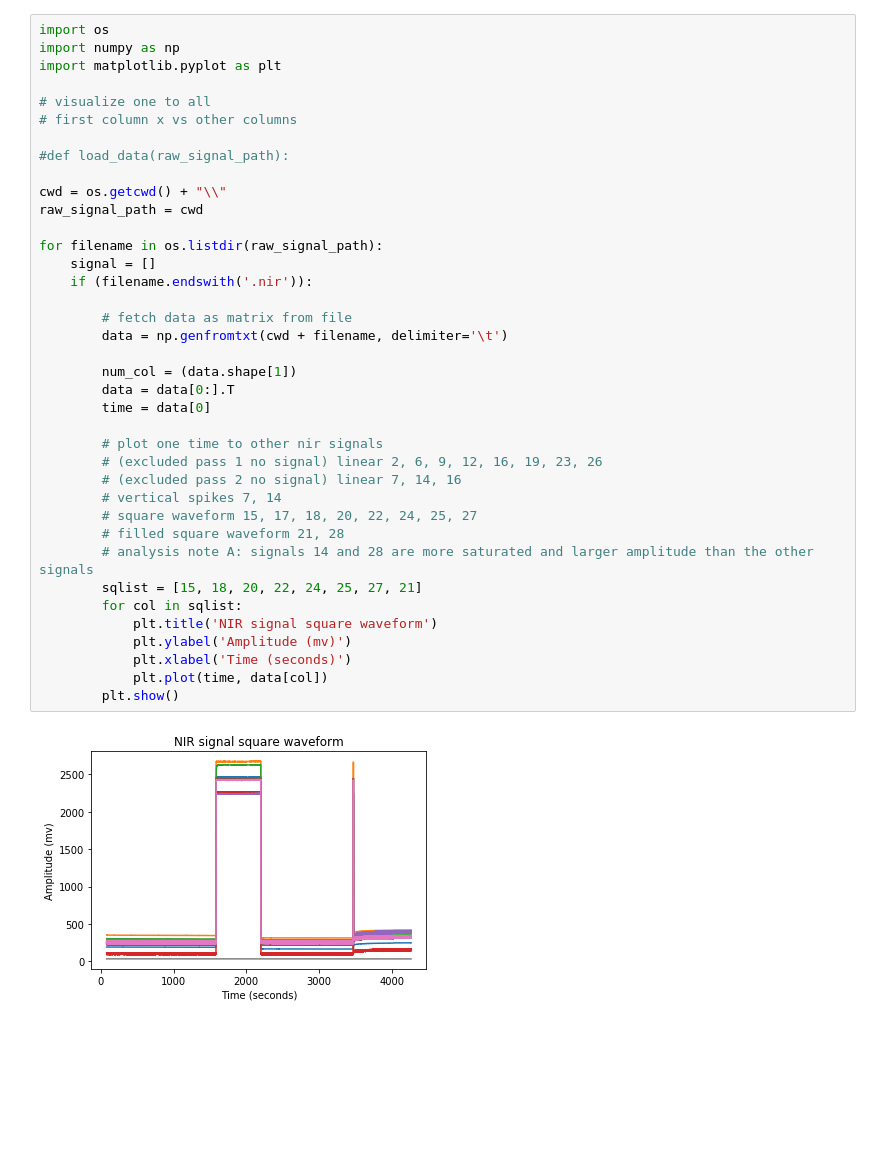
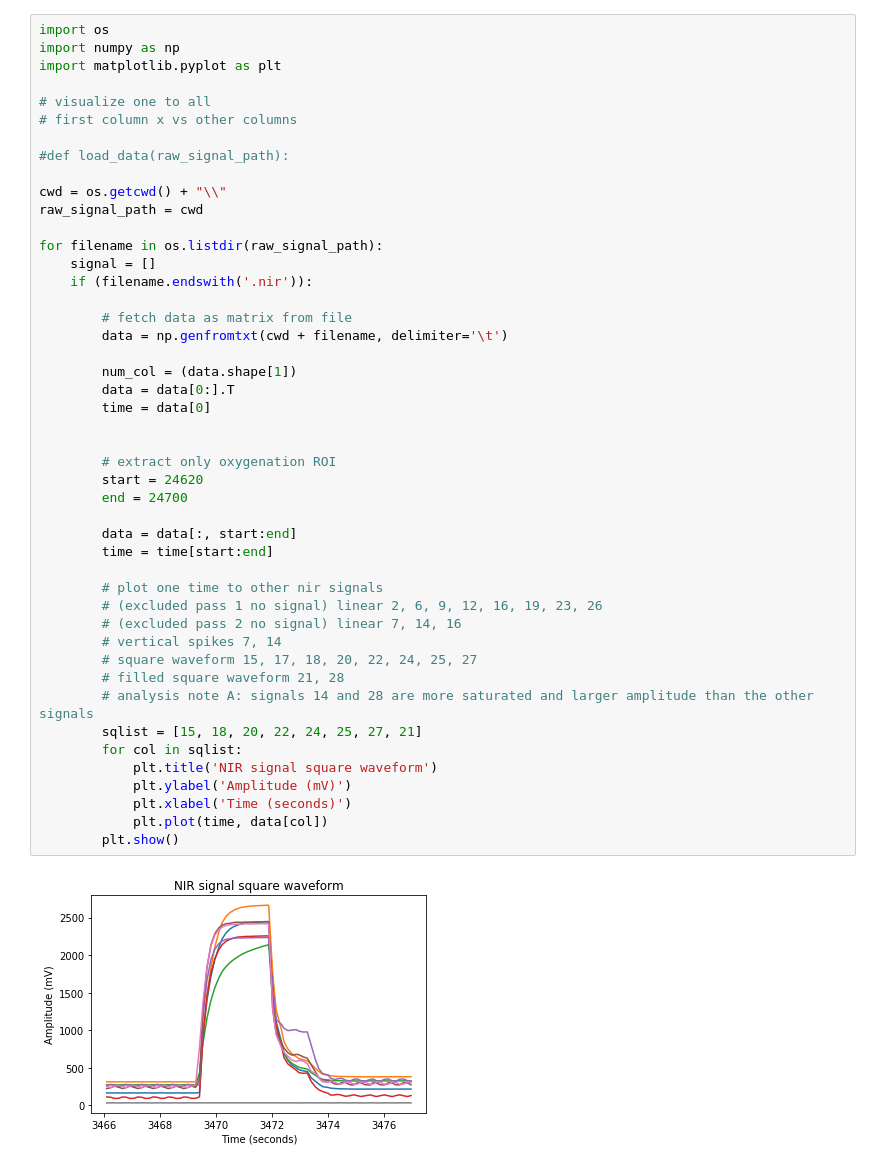
Before and after one commit to ahl54/fnirUI, a Jupyter notebook: liquid_phantom/bloodtest_plot.ipynb, the cells around one changed output. Saved outputs shown, nothing was run; the diff lists cells and outputs as text; blank space fills up the shorter version.

```diff
--- a/liquid_phantom/bloodtest_plot.ipynb
+++ b/liquid_phantom/bloodtest_plot.ipynb
@@ -9,32 +9,40 @@ import matplotlib.pyplot as plt
 #def load_data(raw_signal_path):
 
 cwd = os.getcwd() + "\\"
 raw_signal_path = cwd
 
 for filename in os.listdir(raw_signal_path):
     signal = []
     if (filename.endswith('.nir')):
 
         # fetch data as matrix from file
         data = np.genfromtxt(cwd + filename, delimiter='\t')
 
         num_col = (data.shape[1])
         data = data[0:].T
         time = data[0]
 
+
+        # extract only oxygenation ROI
+        start = 24620
+        end = 24700
+
+        data = data[:, start:end]
+        time = time[start:end]
+
         # plot one time to other nir signals
         # (excluded pass 1 no signal) linear 2, 6, 9, 12, 16, 19, 23, 26
         # (excluded pass 2 no signal) linear 7, 14, 16
         # vertical spikes 7, 14
         # square waveform 15, 17, 18, 20, 22, 24, 25, 27
         # filled square waveform 21, 28
         # analysis note A: signals 14 and 28 are more saturated and larger amplitude than the other signals
         sqlist = [15, 18, 20, 22, 24, 25, 27, 21]
         for col in sqlist:
             plt.title('NIR signal square waveform')
-            plt.ylabel('Amplitude (mv)')
+            plt.ylabel('Amplitude (mV)')
             plt.xlabel('Time (seconds)')
             plt.plot(time, data[col])
         plt.show()
 # %% [output]
-[figure, old version]
+[figure, new version]
```
Also changed, not shown: 3 other files.
